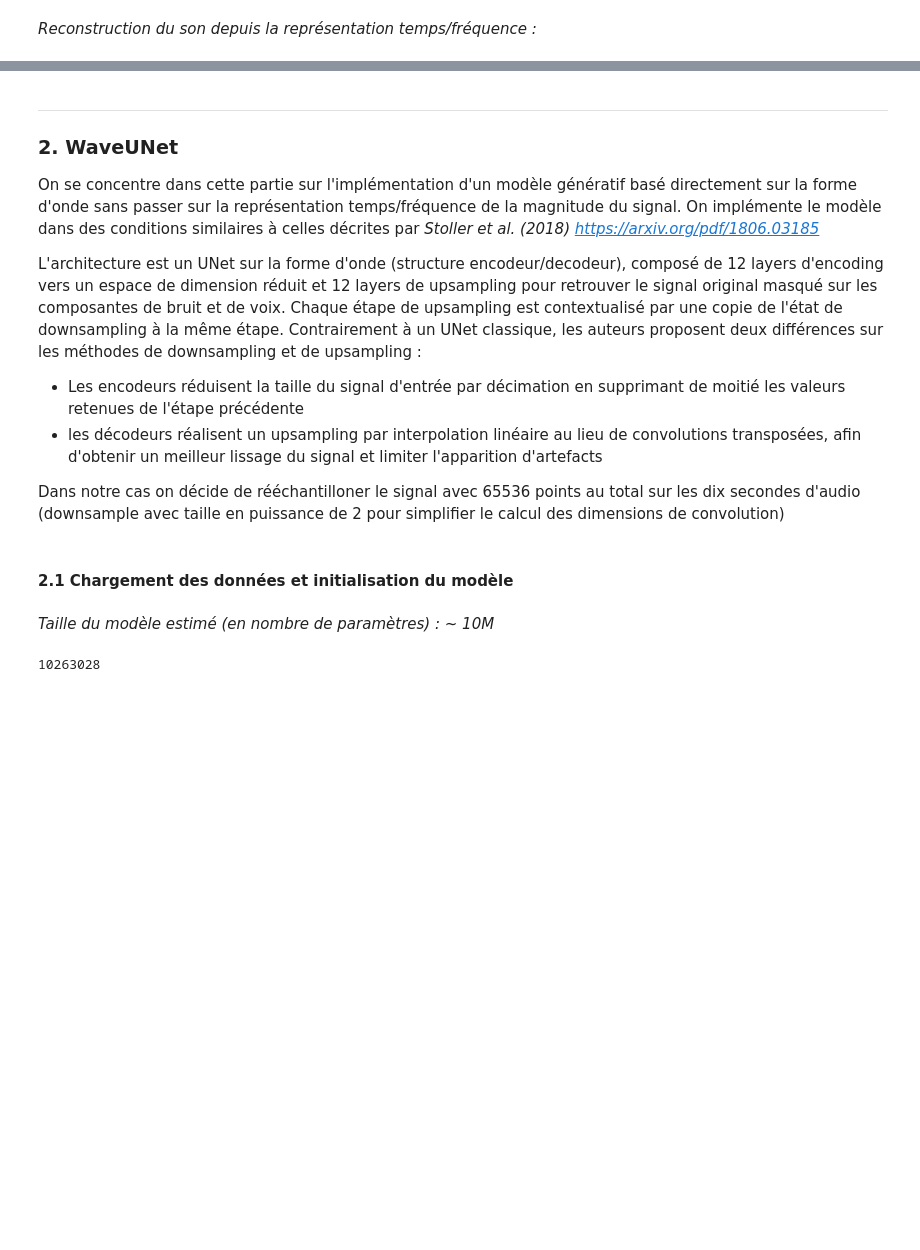
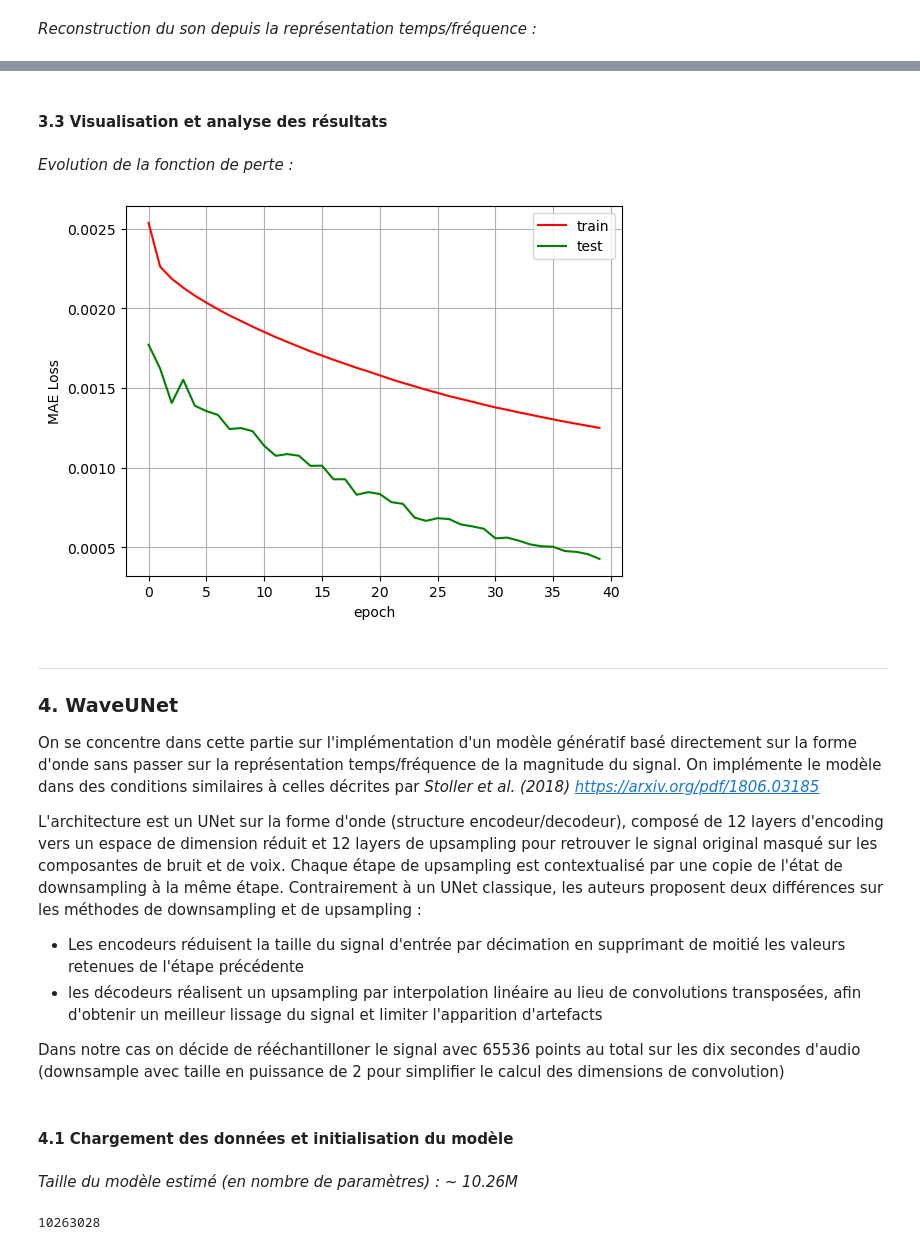
Before and after one commit to Lorbru/dlts-project, a Jupyter notebook: demo.ipynb, the cells around one changed output, grey strips where cells are left out. Cells and saved outputs as stored; diff of their text form; code cells hidden in the pictures; blank space fills up the shorter version.

```diff
--- a/demo.ipynb
+++ b/demo.ipynb
@@ -48,6 +146,23 @@ sd.wait()
+# %% [markdown]
+#### 3.3 Visualisation et analyse des résultats
+# %% [markdown]
+*Evolution de la fonction de perte :*
+# %%
+scores_WaveUNet = pd.read_csv('Scores/UNet2/UNet2MAE.csv')
+train_error = scores_WaveUNet['train']
+valid_error = scores_WaveUNet['valid']
+plt.plot(train_error, color='red', label='train')
+plt.plot(valid_error, color='green', label='test')
+plt.grid()
+plt.legend()
+plt.xlabel('epoch')
+plt.ylabel('MAE Loss')
+plt.savefig('Figs/UNet2_loss.png')
+# %% [output]
+[figure, added]
 # %% [markdown]
 ___
-### 2. WaveUNet
+### 4. WaveUNet
 
 On se concentre dans cette partie sur l'implémentation d'un modèle génératif basé directement sur la forme d'onde sans passer sur la représentation temps/fréquence de la magnitude du signal.
 On implémente le modèle dans des conditions similaires à celles décrites par *Stoller et al. (2018) https://arxiv.org/pdf/1806.03185*
@@ -58,11 +173,11 @@ L'architecture est un UNet sur la forme d'onde (structure encodeur/decodeur), co
 
 Dans notre cas on décide de rééchantilloner le signal avec 65536 points au total sur les dix secondes d'audio (downsample avec taille en puissance de 2 pour simplifier le calcul des dimensions de convolution)
 # %% [markdown]
-#### 2.1 Chargement des données et initialisation du modèle
+#### 4.1 Chargement des données et initialisation du modèle
 # %%
 from Models.WaveUNet import *
 
 N_POINTS = 65536
 # %% [markdown]
-*Taille du modèle estimé (en nombre de paramètres) : ~ 10M*
+*Taille du modèle estimé (en nombre de paramètres) : ~ 10.26M*
 # %%
```
Also changed, not shown: parts of 37 cells of this notebook, 13 other files.
